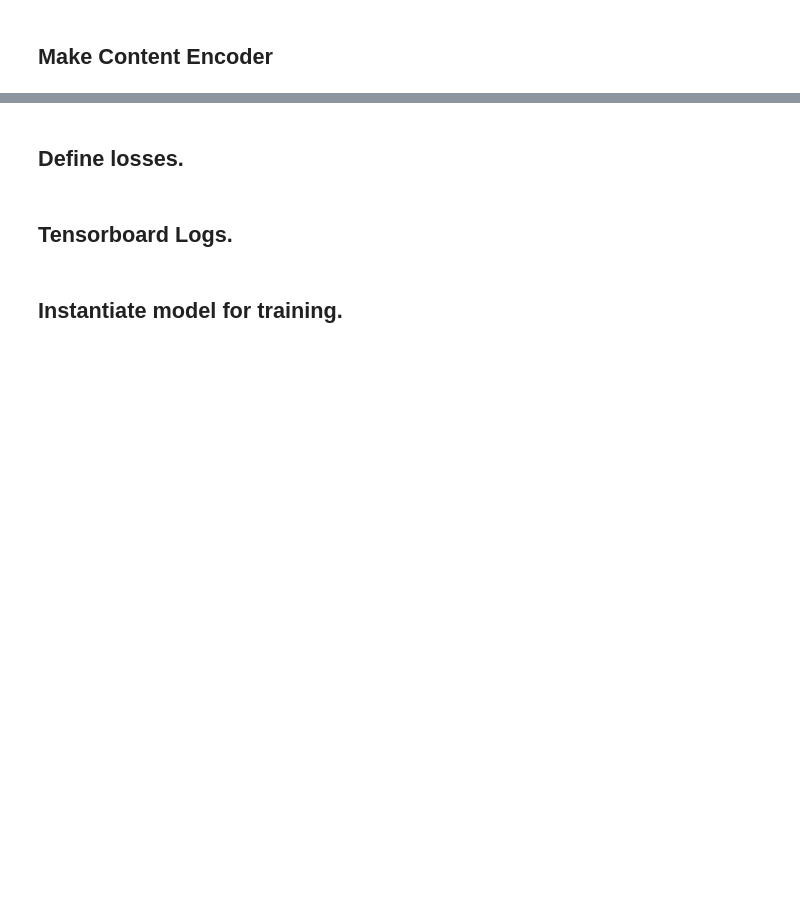
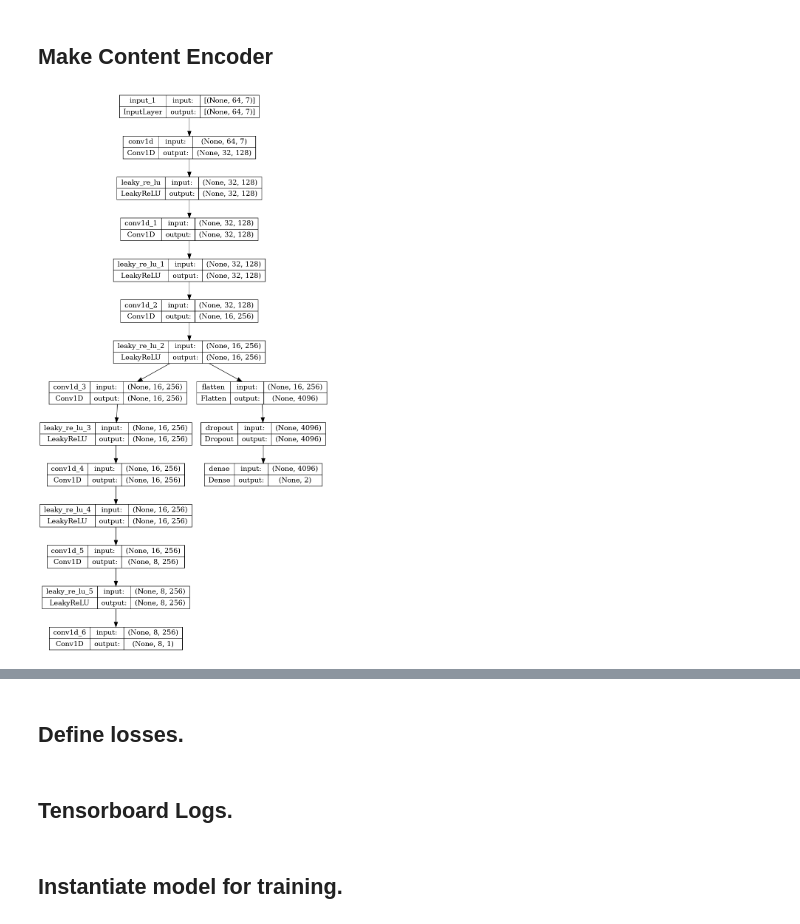
Before and after one commit to Henri-Hoyez/TimeSeriesStyleTransfer, a Jupyter notebook: 2024-03-27 - Time Series Style Transfer Patch GAN.ipynb, the cells around one changed output, grey strips where cells are left out. Saved outputs shown, nothing was run; the diff lists cells and outputs as text; code cells hidden in the pictures; blank space fills up the shorter version.

```diff
--- a/2024-03-27 - Time Series Style Transfer Patch GAN.ipynb
+++ b/2024-03-27 - Time Series Style Transfer Patch GAN.ipynb
@@ -219,10 +238,8 @@ def make_content_encoder(seq_length:int, n_feat:int, feat_wiener:int):
     x = tf.keras.layers.LeakyReLU()(x)
 
     x = tf.keras.layers.Conv1D(feat_wiener, 5, 1, padding='same', kernel_initializer=init, activation="linear")(x)
-    # x = tf.keras.layers.LeakyReLU()(x)
 
     model = tf.keras.Model(_input, x)
-
     return model
 
 def make_style_encoder(seq_length:int, n_feat:int, vector_output_shape:int):
@@ -290,39 +307,52 @@ def make_decoder(n_sample_wiener:int, feat_wiener:int, style_vector_size:int, ou
     model = tf.keras.Model([_content_input, _style_input], x)
     return model
 
-
 def make_multitask_discriminator(seq_length:int, n_feat:int, n_style_class:int):
-
     init = tf.keras.initializers.RandomNormal(seed=42)
 
     _input = tf.keras.Input((seq_length, n_feat))
-    x = tf.keras.layers.Conv1D(64, 5, 2, padding='same', kernel_initializer=init)(_input)
+    x = tf.keras.layers.Conv1D(128, 5, 2, padding='same', kernel_initializer=init)(_input)
+    # x = tf.keras.layers.BatchNormalization()(x)
     x = tf.keras.layers.LeakyReLU()(x)
 
-    x = tf.keras.layers.Conv1D(64, 3, 1, padding='same', kernel_initializer=init)(x)
+    # x = tf.keras.layers.Conv1D(128, 3, 1, padding='same', kernel_initializer=init)(x)
+    # # x = tf.keras.layers.BatchNormalization()(x)
+    # x = tf.keras.layers.LeakyReLU()(x)
+
+    x = tf.keras.layers.Conv1D(128, 3, 1, padding='same', kernel_initializer=init)(x)
+    # x = tf.keras.layers.BatchNormalization()(x)
     x = tf.keras.layers.LeakyReLU()(x)
 
-    x = tf.keras.layers.Conv1D(64, 3, 1, padding='same', kernel_initializer=init)(x)
+    x = tf.keras.layers.Conv1D(256, 5, 2, padding='same', kernel_initializer=init)(x)
+    # x = tf.keras.layers.BatchNormalization()(x)
+
+    x = tf.keras.layers.LeakyReLU()(x)
+    flattened = tf.keras.layers.Flatten()(x)
+
+    x = tf.keras.layers.Conv1D(256, 3, 1, padding='same', kernel_initializer=init)(x)
+    # x = tf.keras.layers.BatchNormalization()(x)
     x = tf.keras.layers.LeakyReLU()(x)
 
-    x = tf.keras.layers.Conv1D(128, 5, 2, padding='same', kernel_initializer=init)(x)
+    x = tf.keras.layers.Conv1D(256, 3, 1, padding='same', kernel_initializer=init)(x)
+    # x = tf.keras.layers.BatchNormalization()(x)
     x = tf.keras.layers.LeakyReLU()(x)
 
-    x = tf.keras.layers.Conv1D(128, 3, 1, padding='same', kernel_initializer=init)(x)
-    x = tf.keras.layers.LeakyReLU()(x)
+    _realness_output =  tf.keras.layers.Conv1D(256, 5, 2, padding='same', kernel_initializer=init)(x)
+    _realness_output = tf.keras.layers.LeakyReLU()(_realness_output)
 
-    x = tf.keras.layers.Conv1D(128, 3, 1, padding='same', kernel_initializer=init)(x)
-    x = tf.keras.layers.LeakyReLU()(x)
+    _realness_output =  tf.keras.layers.Conv1D(1, 3, 1, padding='same', kernel_initializer=init, activation="sigmoid")(_realness_output)
 
-    _realness_output =  tf.keras.layers.Conv1D(1, 5, 2, padding='same', kernel_initializer=init, activation="sigmoid")(x)
-
-    flattened = tf.keras.layers.Flatten()(x)
     _style_recognition_output = tf.keras.layers.Dropout(0.50)(flattened)
-    _style_recognition_output = tf.keras.layers.Dense(n_style_class, activation='softmax', kernel_initializer=init)(_style_recognition_output)
+    _style_recognition_output = tf.keras.layers.Dense(n_style_class, activation='sigmoid', kernel_initializer=init)(_style_recognition_output)
 
     model = tf.keras.Model(_input, [_realness_output, _style_recognition_output])
 
     return model
+# %%
+global_discriminator = make_multitask_discriminator(SEQUENCE_LENGTH, N_SIGNAL, n_style_class=2)
+tf.keras.utils.plot_model(global_discriminator, show_shapes=True, to_file='discriminator.png')
+# %% [output]
+[figure, added]
 # %%
 content_encoder = make_content_encoder(SEQUENCE_LENGTH, N_SIGNAL, FEAT_WIENER)
 # tf.keras.utils.plot_model(content_encoder, show_shapes=True, to_file='content_encoder.png')
```
Also changed, not shown: parts of 16 cells of this notebook, 7 other files.
